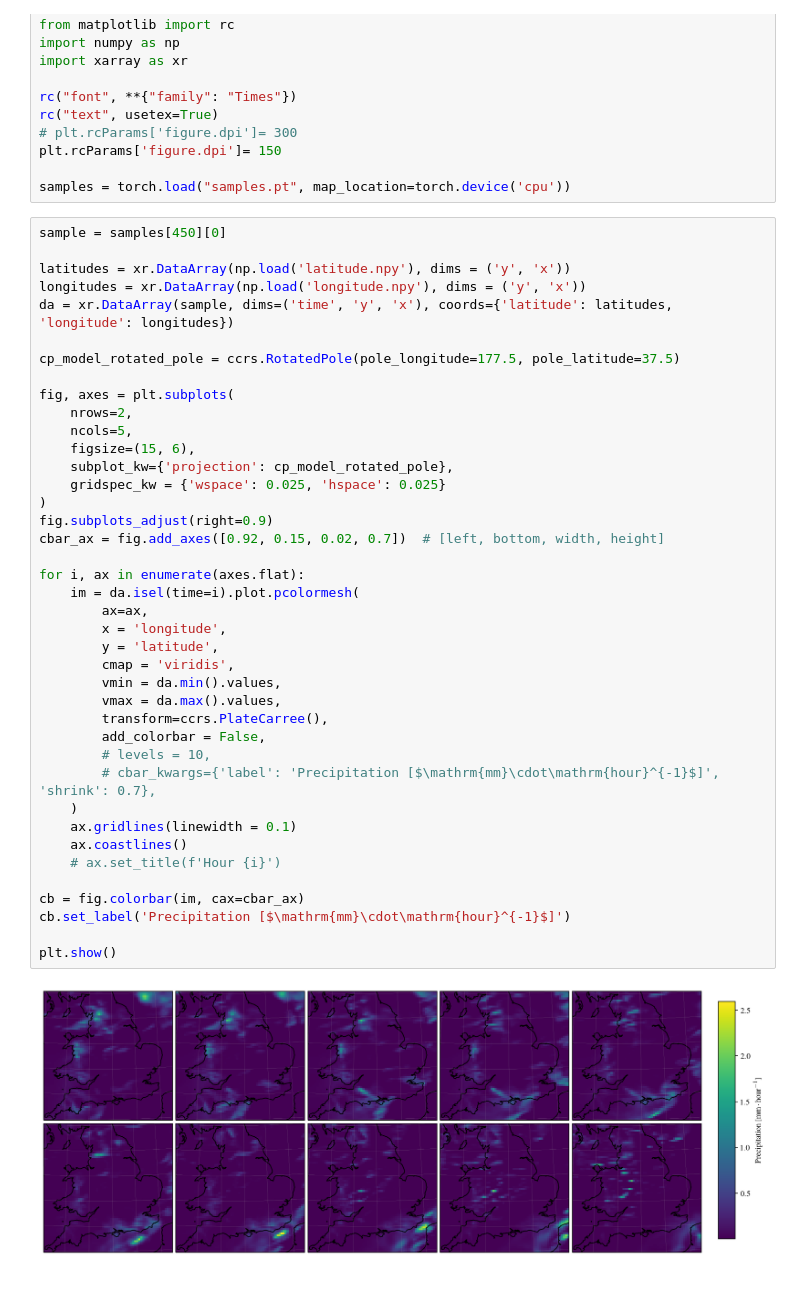
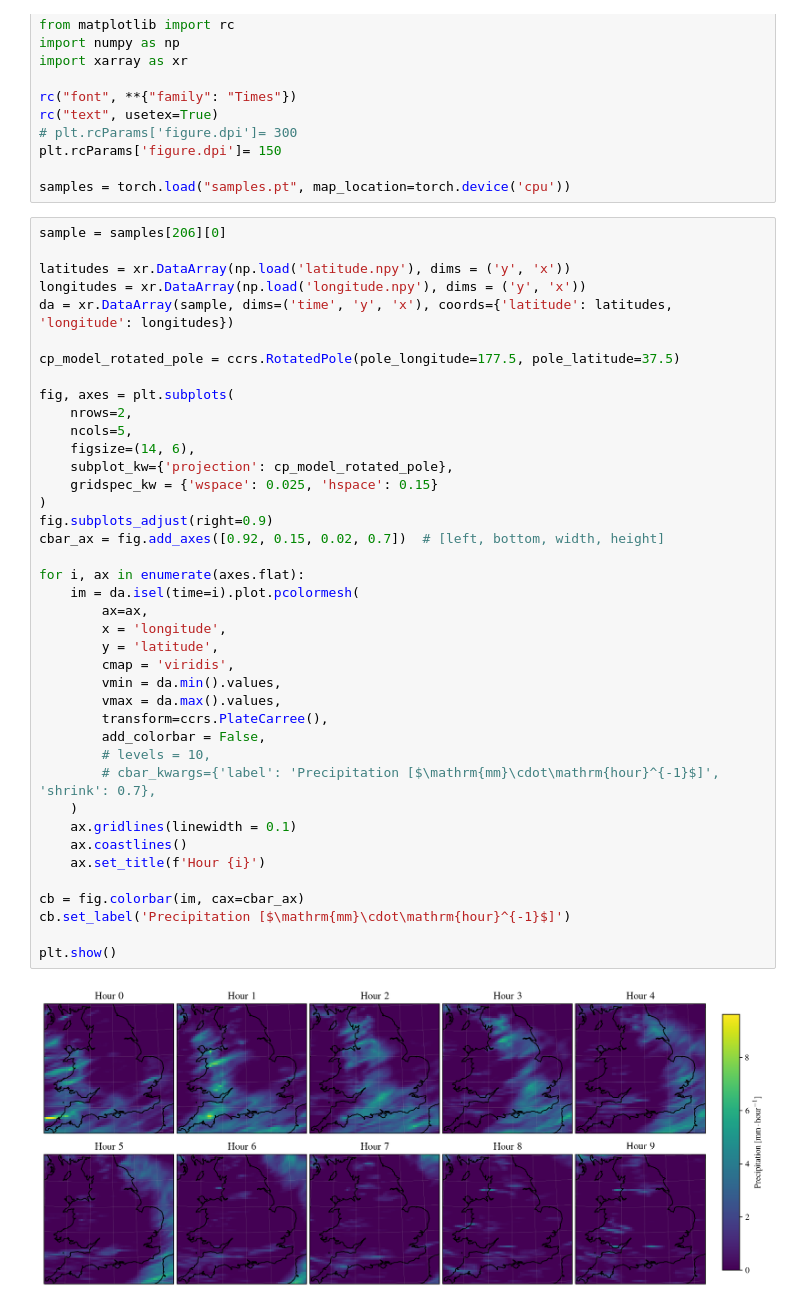
Before and after one commit to henryaddison/video-diffusion-climate, a Jupyter notebook: notebooks/geo.ipynb, the cells around one changed output. Drawn from its saved outputs; the diff is of its cells as text.

```diff
--- a/notebooks/geo.ipynb
+++ b/notebooks/geo.ipynb
@@ -13,7 +13,7 @@ plt.rcParams['figure.dpi']= 150
 
 samples = torch.load("samples.pt", map_location=torch.device('cpu'))
 # %%
-sample = samples[450][0]
+sample = samples[206][0]
 
 latitudes = xr.DataArray(np.load('latitude.npy'), dims = ('y', 'x'))
 longitudes = xr.DataArray(np.load('longitude.npy'), dims = ('y', 'x'))
@@ -23,34 +23,34 @@ cp_model_rotated_pole = ccrs.RotatedPole(pole_longitude=177.5, pole_latitude=37.
 
 fig, axes = plt.subplots(
     nrows=2,
     ncols=5,
-    figsize=(15, 6),
+    figsize=(14, 6),
     subplot_kw={'projection': cp_model_rotated_pole},
-    gridspec_kw = {'wspace': 0.025, 'hspace': 0.025}
+    gridspec_kw = {'wspace': 0.025, 'hspace': 0.15}
 )
 fig.subplots_adjust(right=0.9)
 cbar_ax = fig.add_axes([0.92, 0.15, 0.02, 0.7])  # [left, bottom, width, height]
 
 for i, ax in enumerate(axes.flat):
     im = da.isel(time=i).plot.pcolormesh(
         ax=ax,
         x = 'longitude',
         y = 'latitude',
         cmap = 'viridis',
         vmin = da.min().values,
         vmax = da.max().values,
         transform=ccrs.PlateCarree(),
         add_colorbar = False,
         # levels = 10,
         # cbar_kwargs={'label': 'Precipitation [$\mathrm{mm}\cdot\mathrm{hour}^{-1}$]', 'shrink': 0.7},
     )
     ax.gridlines(linewidth = 0.1)
     ax.coastlines()
-    # ax.set_title(f'Hour {i}')
+    ax.set_title(f'Hour {i}')
 
 cb = fig.colorbar(im, cax=cbar_ax)
 cb.set_label('Precipitation [$\mathrm{mm}\cdot\mathrm{hour}^{-1}$]')
 
 plt.show()
 # %% [output]
-[figure, old version]
+[figure, new version]
```
Also changed, not shown: 4 other files.
